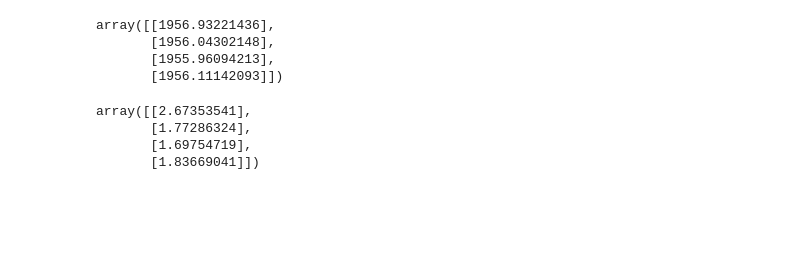
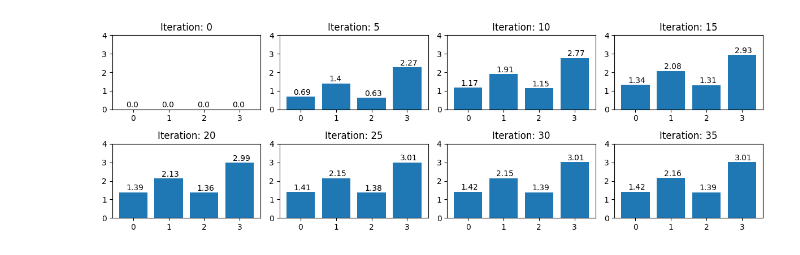
Before and after one commit to sergiorozada12/rl-basics, a Jupyter notebook: 2_markov_reward_process.ipynb, the cells around one changed output. Saved outputs shown, nothing was run; the diff lists cells and outputs as text; code cells hidden in the pictures; blank space fills up the shorter version.

```diff
--- a/2_markov_reward_process.ipynb
+++ b/2_markov_reward_process.ipynb
@@ -56,22 +49,19 @@ array([[2.67353541],
+# %%
+fig, axes = plt.subplots(2, 4, figsize=(12, 4))
+axes = axes.flatten()
+for i in range(8):
+    axes[i].set_title(f'Iteration: {i*5}')
+    axes[i].bar(range(nS), Vs[i*5])
+    axes[i].set_ylim(0, 4)
+    for j, v in enumerate(Vs[i*5]):
+        axes[i].text(j - 0.2, v + 0.1, np.around(v, 2))
+plt.tight_layout()
+plt.show()
+# %% [output]
+[figure, added]
 # %%
 V = np.zeros((4, 1))
 Vs = []
 for _ in range(10000):
     V = R + P @ V
     Vs.append(V)
-V
-# %% [output]
-array([[1956.93221436],
-       [1956.04302148],
-       [1955.96094213],
-       [1956.11142093]])
-# %%
-A = np.eye(P.shape[0]) - gamma * P
-b = R
-V = np.linalg.inv(A) @ R
-V
-# %% [output]
-array([[2.67353541],
-       [1.77286324],
-       [1.69754719],
-       [1.83669041]])
```
Also changed, not shown: parts of 17 cells of this notebook, 1 other file.
